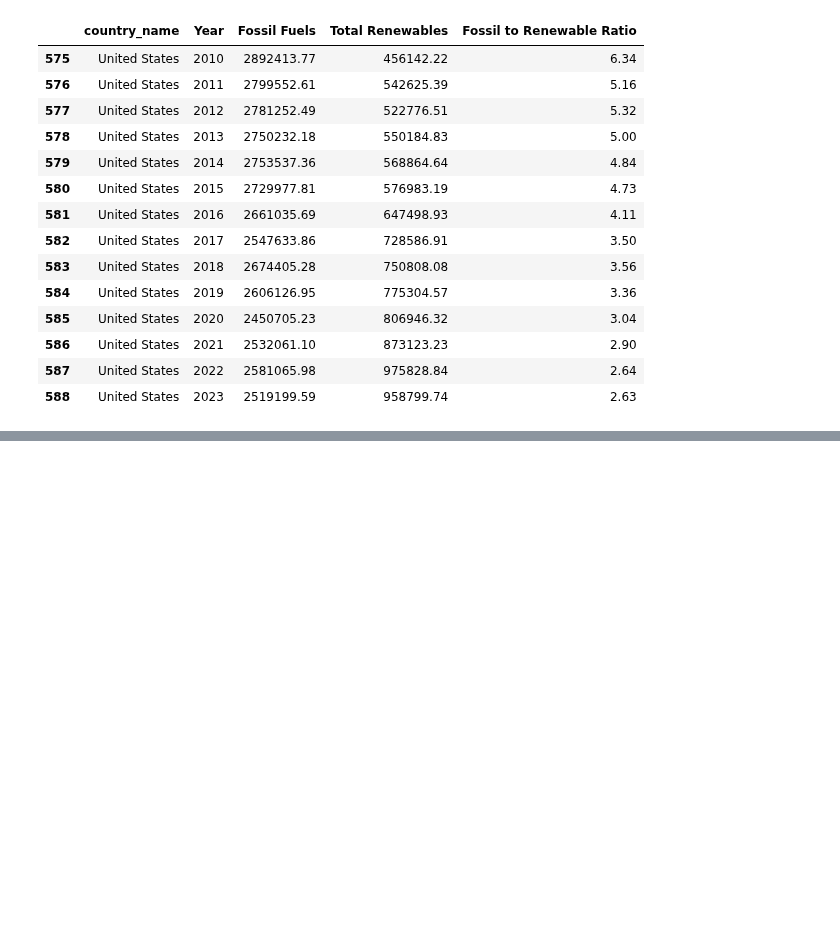
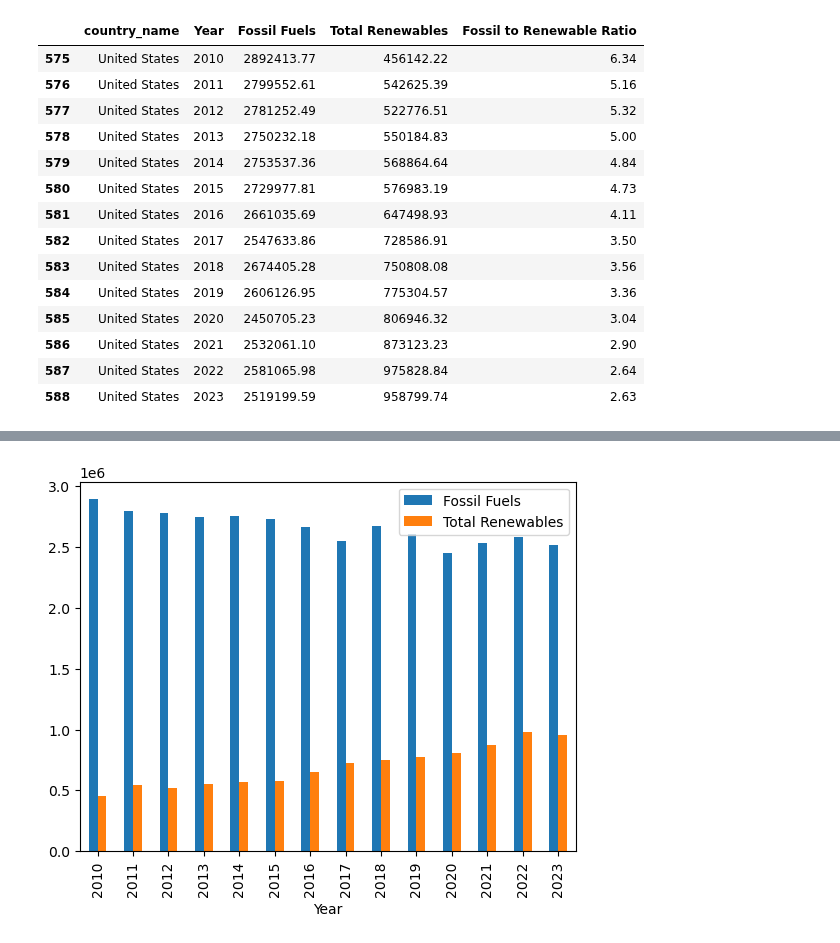
Before and after one commit to bburwinkel0721/Electric-Production, a Jupyter notebook: electricity_anaylsis.ipynb, the cells around one changed output, grey strips where cells are left out. Cells and saved outputs as stored; diff of their text form; code cells hidden in the pictures; blank space fills up the shorter version.

```diff
--- a/electricity_anaylsis.ipynb
+++ b/electricity_anaylsis.ipynb
@@ -521,0 +491,12 @@ future_ratio
+# %%
+# United States Fossils and Renwables over the years
+fossil_renew_grouped_by_country_year.loc['United States'].plot(kind='bar')
+plt.title('US Fossil Fuels vs Total Renewables')
+
+# Display Plot
+plt.show()
+
+
+fig.savefig('/Users/rachelbernz/Desktop/Project-1/output_data/US_fossil_vs_renewables_ratios')
+# %% [output]
+[figure, added]
```
Also changed, not shown: parts of 9 cells of this notebook, 2 other files.
